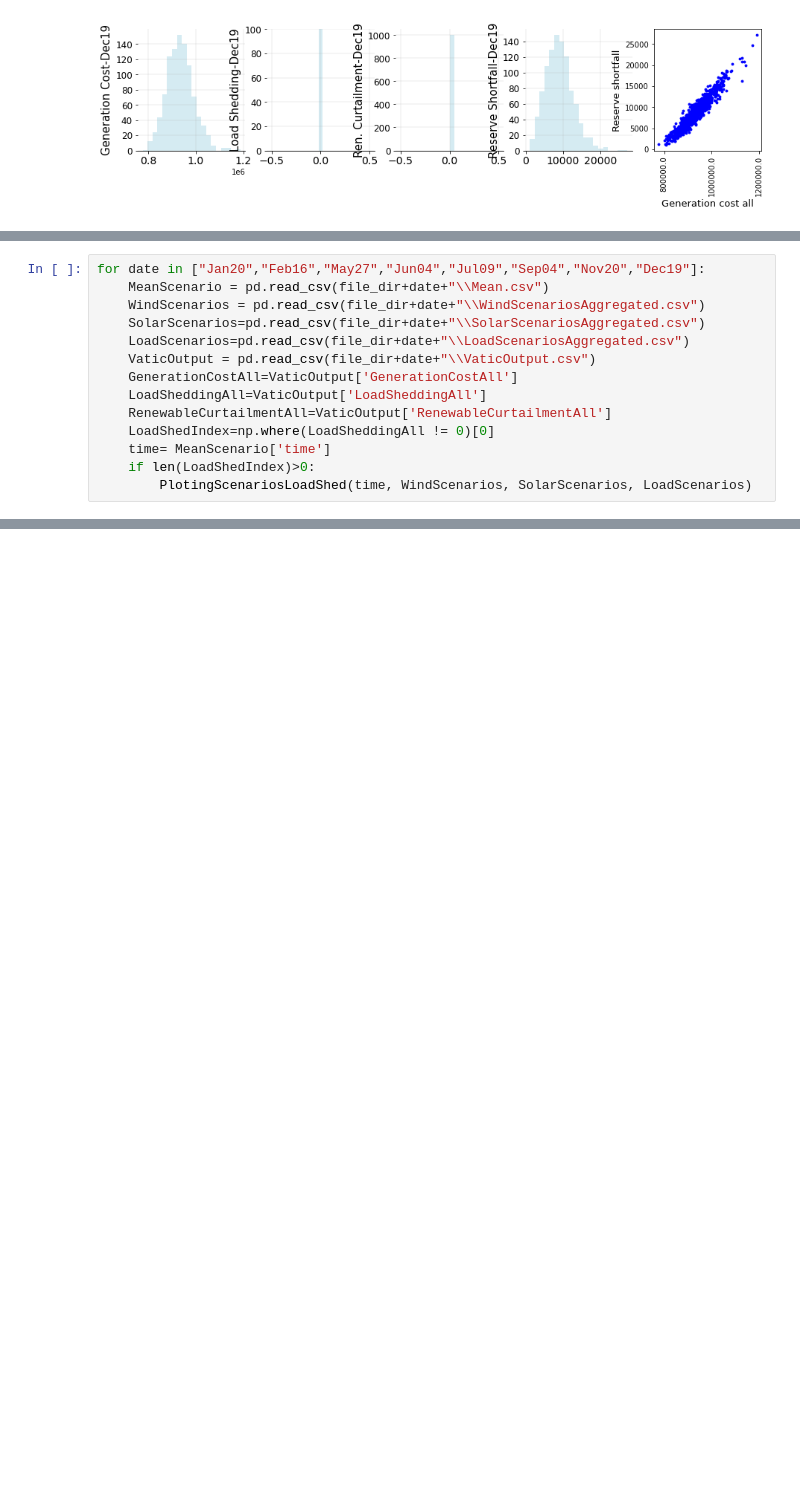
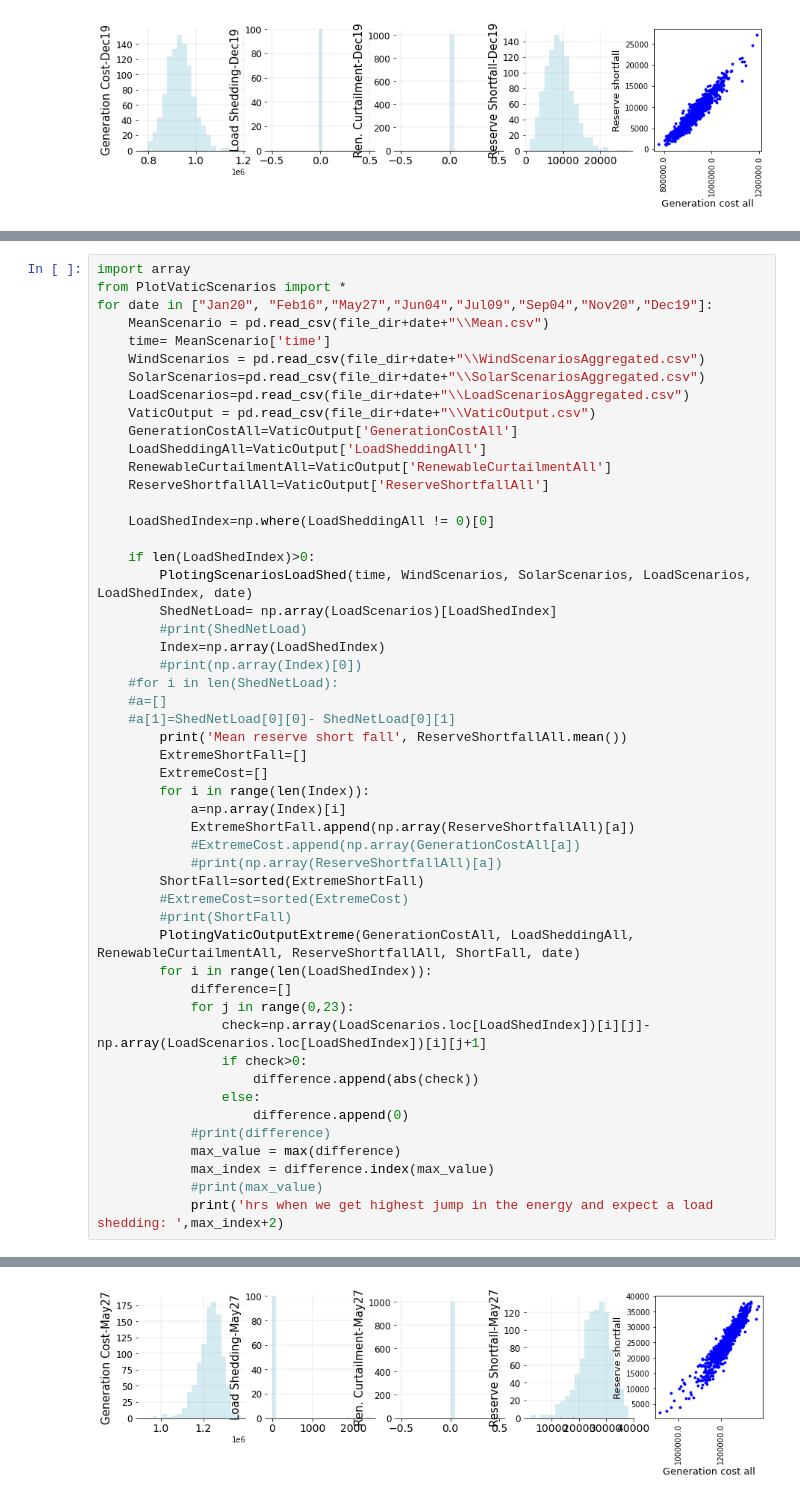
Before and after one commit to MahashwetaPatra/Financial-Modeling-Renewable-Energy, a Jupyter notebook: PythonJupyterNotebook/TexasDataRisk/RiskAllocation-TexasData.ipynb, the cells around one changed output, grey strips where cells are left out. Saved outputs shown, nothing was run; the diff lists cells and outputs as text; blank space fills up the shorter version.

```diff
--- a/PythonJupyterNotebook/TexasDataRisk/RiskAllocation-TexasData.ipynb
+++ b/PythonJupyterNotebook/TexasDataRisk/RiskAllocation-TexasData.ipynb
@@ -299,6 +158,9 @@ We have load shedding for three days and for the three days, scenarios causing t
 # %%
-for date in ["Jan20","Feb16","May27","Jun04","Jul09","Sep04","Nov20","Dec19"]:
+import array
+from PlotVaticScenarios import *
+for date in ["Jan20", "Feb16","May27","Jun04","Jul09","Sep04","Nov20","Dec19"]:
     MeanScenario = pd.read_csv(file_dir+date+"\\Mean.csv")
+    time= MeanScenario['time']
     WindScenarios = pd.read_csv(file_dir+date+"\\WindScenariosAggregated.csv")
     SolarScenarios=pd.read_csv(file_dir+date+"\\SolarScenariosAggregated.csv")
     LoadScenarios=pd.read_csv(file_dir+date+"\\LoadScenariosAggregated.csv")
@@ -306,8 +168,42 @@ for date in ["Jan20","Feb16","May27","Jun04","Jul09","Sep04","Nov20","Dec19"]:
     GenerationCostAll=VaticOutput['GenerationCostAll']
     LoadSheddingAll=VaticOutput['LoadSheddingAll']
     RenewableCurtailmentAll=VaticOutput['RenewableCurtailmentAll']
+    ReserveShortfallAll=VaticOutput['ReserveShortfallAll']
+
     LoadShedIndex=np.where(LoadSheddingAll != 0)[0]
-    time= MeanScenario['time']
+
     if len(LoadShedIndex)>0:
-        PlotingScenariosLoadShed(time, WindScenarios, SolarScenarios, LoadScenarios)
+        PlotingScenariosLoadShed(time, WindScenarios, SolarScenarios, LoadScenarios, LoadShedIndex, date)
+        ShedNetLoad= np.array(LoadScenarios)[LoadShedIndex]
+        #print(ShedNetLoad)
+        Index=np.array(LoadShedIndex)
+        #print(np.array(Index)[0])
+    #for i in len(ShedNetLoad):
+    #a=[]
+    #a[1]=ShedNetLoad[0][0]- ShedNetLoad[0][1]
+        print('Mean reserve short fall', ReserveShortfallAll.mean())
+        ExtremeShortFall=[]
+        ExtremeCost=[]
+        for i in range(len(Index)):
+            a=np.array(Index)[i]
+            ExtremeShortFall.append(np.array(ReserveShortfallAll)[a])
+            #ExtremeCost.append(np.array(GenerationCostAll[a])
+            #print(np.array(ReserveShortfallAll)[a])
+        ShortFall=sorted(ExtremeShortFall)
+        #ExtremeCost=sorted(ExtremeCost)
+        #print(ShortFall)
+        PlotingVaticOutputExtreme(GenerationCostAll, LoadSheddingAll, RenewableCurtailmentAll, ReserveShortfallAll, ShortFall, date)
+        for i in range(len(LoadShedIndex)):
+            difference=[]
+            for j in range(0,23):
+                check=np.array(LoadScenarios.loc[LoadShedIndex])[i][j]-np.array(LoadScenarios.loc[LoadShedIndex])[i][j+1]
+                if check>0:
+                    difference.append(abs(check))
+                else:
+                    difference.append(0)
+            #print(difference)
+            max_value = max(difference)
+            max_index = difference.index(max_value)
+            #print(max_value)
+            print('hrs when we get highest jump in the energy and expect a load shedding: ',max_index+2)
 # %% [output]
@@ -316,0 +232 @@ for date in ["Jan20","Feb16","May27","Jun04","Jul09","Sep04","Nov20","Dec19"]:
+[figure, added]
```
Also changed, not shown: parts of 19 cells of this notebook, 2 other files.
